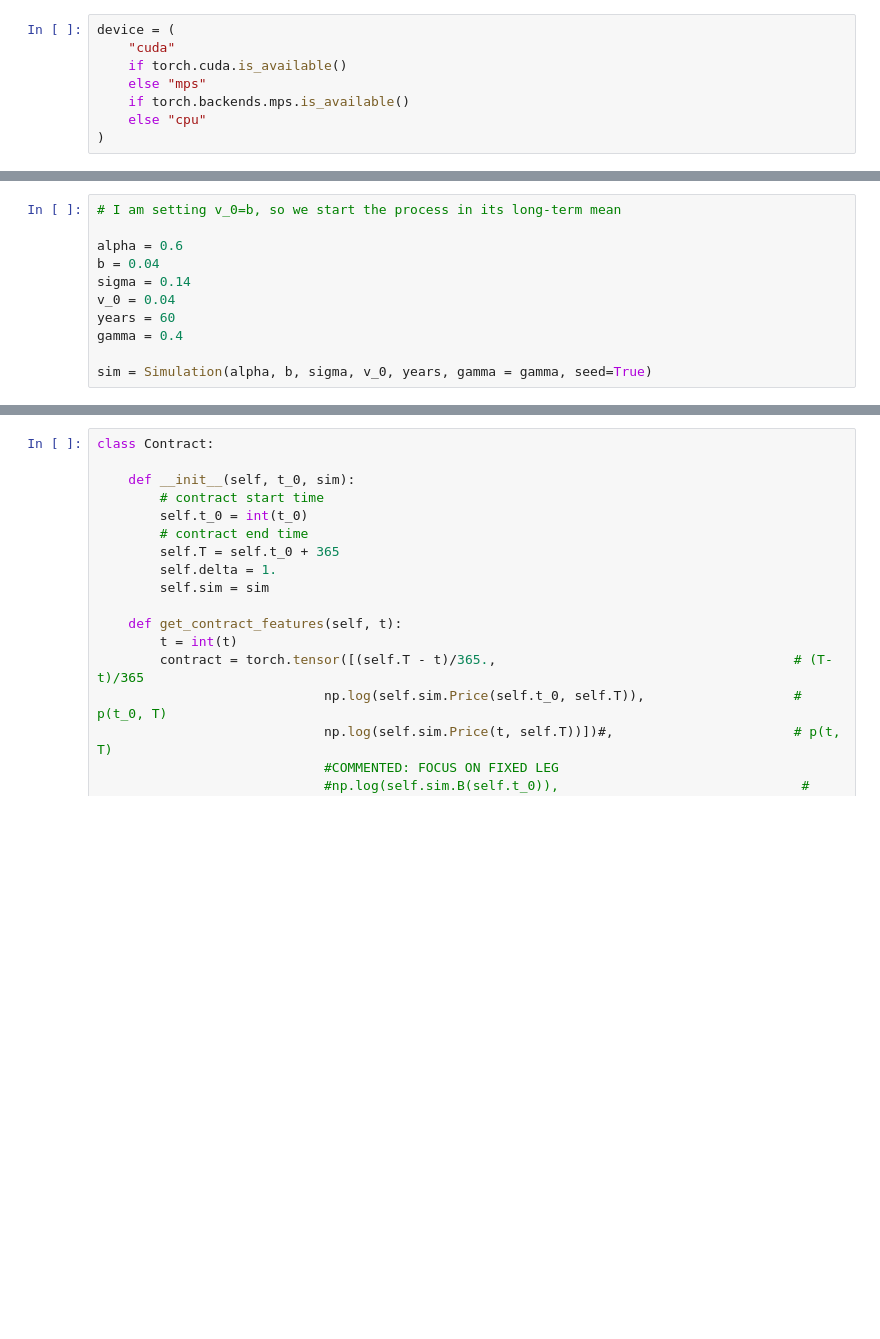
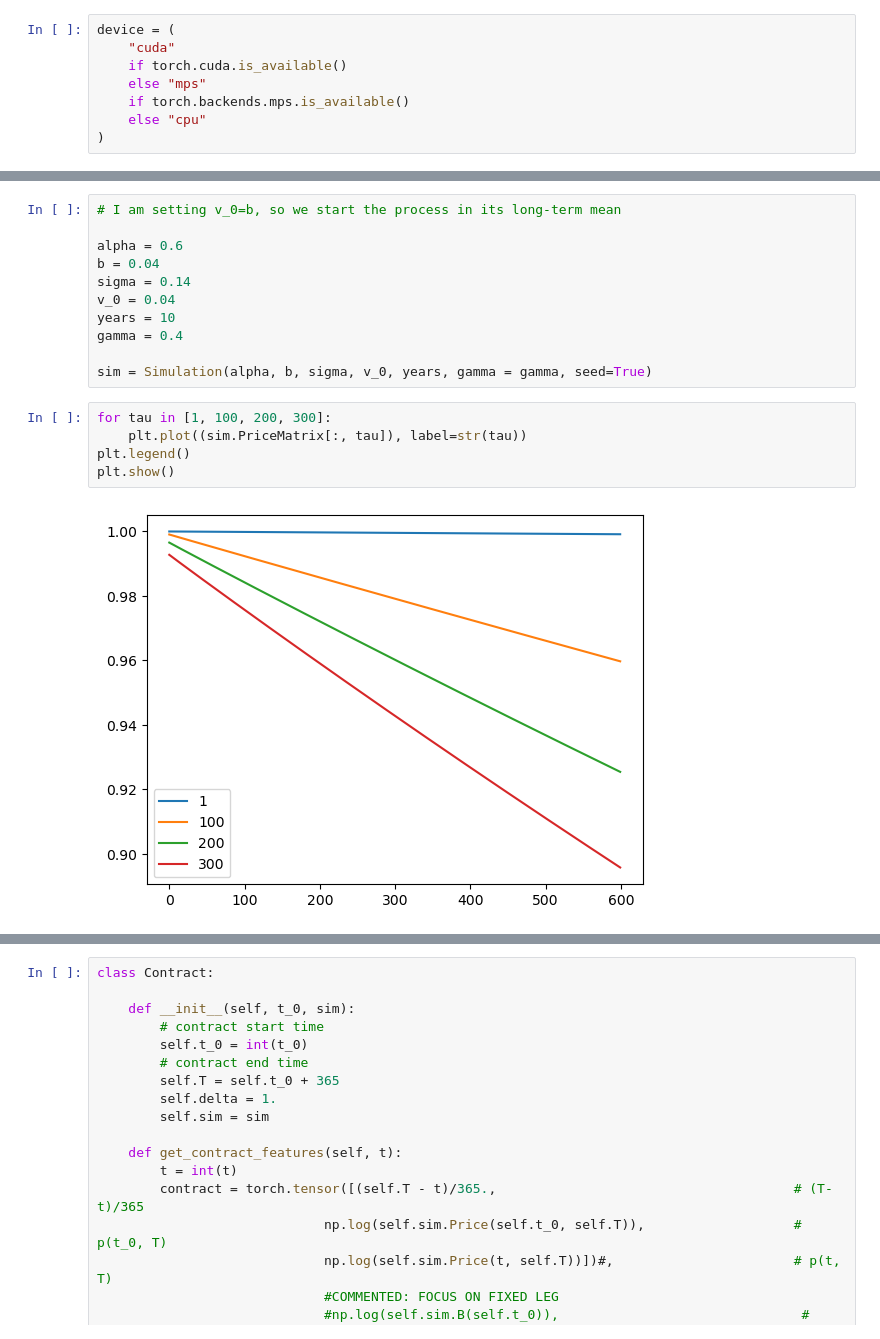
Before and after one commit to matteocitterio/Generative-models-for-financial-networks, a Jupyter notebook: NodeRegression/SandBox_Updated.ipynb, the cells around one changed output, grey strips where cells are left out. Cells and saved outputs as stored; diff of their text form; blank space fills up the shorter version.

```diff
--- a/NodeRegression/SandBox_Updated.ipynb
+++ b/NodeRegression/SandBox_Updated.ipynb
@@ -32,10 +32,17 @@ alpha = 0.6
 b = 0.04
 sigma = 0.14
 v_0 = 0.04
-years = 60
+years = 10
 gamma = 0.4
 
 sim = Simulation(alpha, b, sigma, v_0, years, gamma = gamma, seed=True)
+# %%
+for tau in [1, 100, 200, 300]:
+    plt.plot((sim.PriceMatrix[:, tau]), label=str(tau))
+plt.legend()
+plt.show()
+# %% [output]
+[figure, added]
 # %%
 # Create a new contract every 380 days
 arrival_times = np.array([i*380 for i in range(years) if i*380 < 365*years])
```
Also changed, not shown: parts of 14 cells of this notebook, 2 other files.
